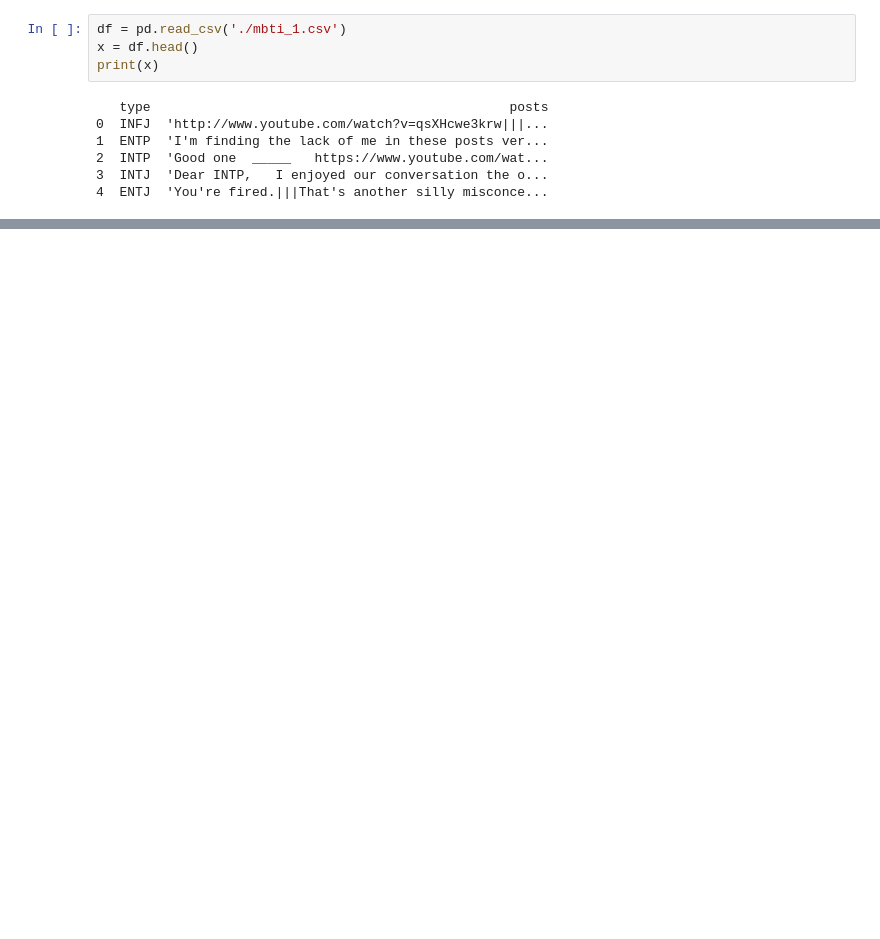
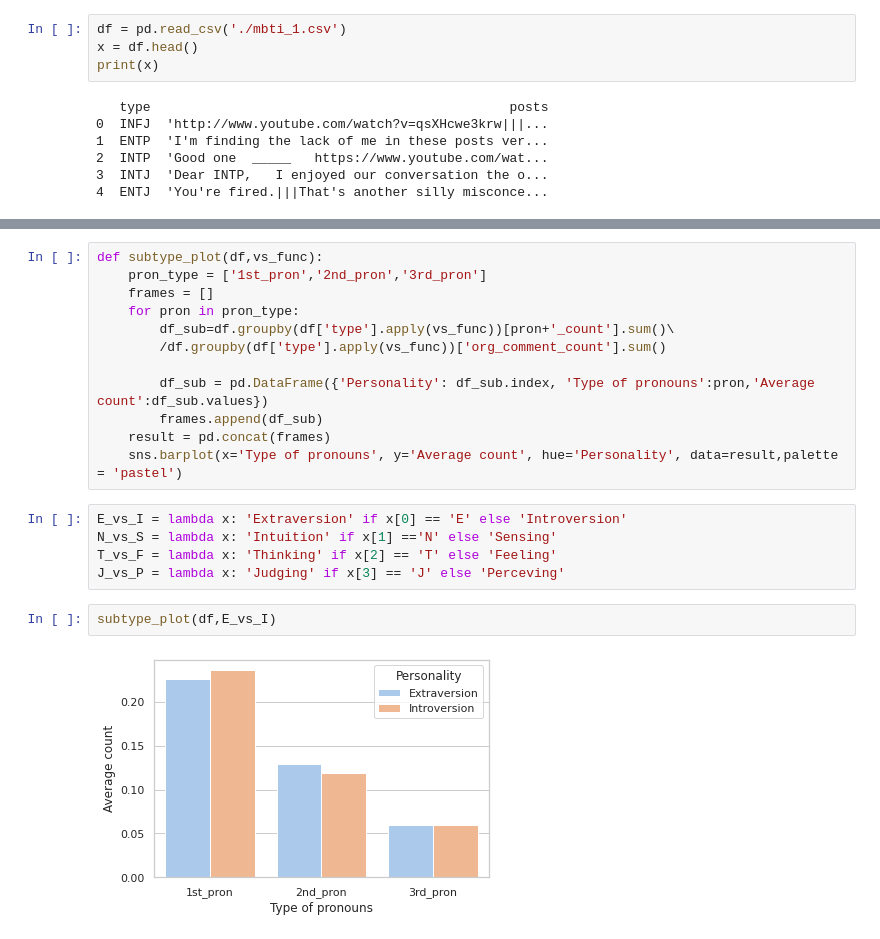
Before and after one commit to admunk/ece143project, a Jupyter notebook: mbti-study-personality-pron.ipynb, the cells around one changed output, grey strips where cells are left out. Saved outputs shown, nothing was run; the diff lists cells and outputs as text; blank space fills up the shorter version.

```diff
--- a/mbti-study-personality-pron.ipynb
+++ b/mbti-study-personality-pron.ipynb
@@ -107,0 +84,21 @@ dtype: float64
+# %%
+def subtype_plot(df,vs_func):
+    pron_type = ['1st_pron','2nd_pron','3rd_pron']
+    frames = []
+    for pron in pron_type:
+        df_sub=df.groupby(df['type'].apply(vs_func))[pron+'_count'].sum()\
+        /df.groupby(df['type'].apply(vs_func))['org_comment_count'].sum()
+
+        df_sub = pd.DataFrame({'Personality': df_sub.index, 'Type of pronouns':pron,'Average count':df_sub.values})
+        frames.append(df_sub)
+    result = pd.concat(frames)
+    sns.barplot(x='Type of pronouns', y='Average count', hue='Personality', data=result,palette = 'pastel')
+# %%
+E_vs_I = lambda x: 'Extraversion' if x[0] == 'E' else 'Introversion'
+N_vs_S = lambda x: 'Intuition' if x[1] =='N' else 'Sensing'
+T_vs_F = lambda x: 'Thinking' if x[2] == 'T' else 'Feeling'
+J_vs_P = lambda x: 'Judging' if x[3] == 'J' else 'Perceving'
+# %%
+subtype_plot(df,E_vs_I)
+# %% [output]
+[figure, added]
```
Also changed, not shown: parts of 15 cells of this notebook.
